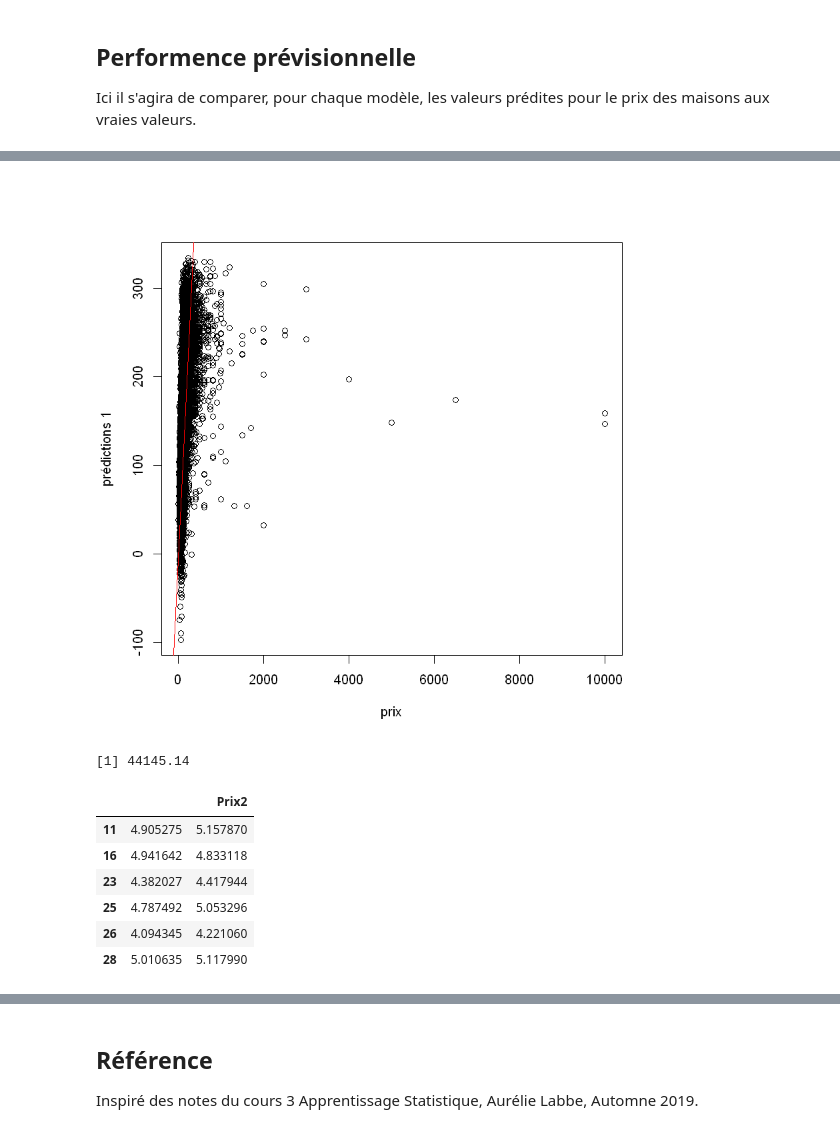
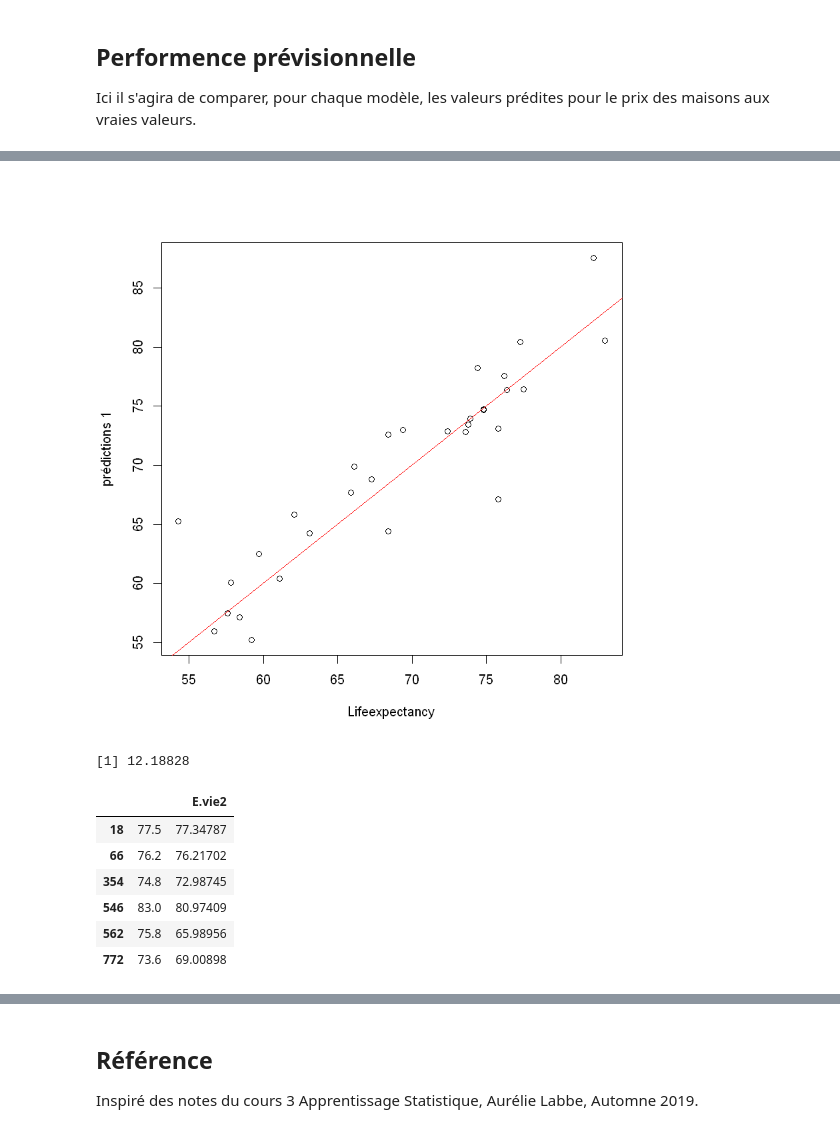
Before and after one commit to csdschec/education, a Jupyter notebook: R/Atelier_2_R.ipynb, the cells around one changed output, grey strips where cells are left out. Cells and saved outputs as stored; diff of their text form; code cells hidden in the pictures.

```diff
--- a/R/Atelier_2_R.ipynb
+++ b/R/Atelier_2_R.ipynb
@@ -399,0 +293,3 @@ F-statistic:  2471 on 15 and 39137 DF,  p-value: < 2.2e-16
+# %%
+model1 = lm(data_train$Lifeexpectancy~., data=data_train[,4:22])
+summary(model1)
@@ -399,0 +314,3 @@ F-statistic:  2471 on 15 and 39137 DF,  p-value: < 2.2e-16
+# %%
+model2 = lm(data_train$Lifeexpectancy~., data=data_train[,4:27])
+summary(model2)
@@ -417,7 +354,7 @@ Vous pouvez aussi vous amusez en testant une combinaison originale pour le modè
 ## Prédictions
 Pour faire les prédictions on utilise la fonction **predict.lm** qui prend en argument le modèle utilisé et le jeu de donnée pour la généralisation.
 # %%
-# Modèle 1: Prix airbnb
-Prix1 = predict.lm(model1, data.test)
-head(Prix1)
+# Modèle 1
+E.vie1 = predict.lm(model1, data_test)
+head(E.vie1)
 # %% [output]
@@ -426,5 +363,5 @@ head(Prix1)
 # %%
-# Modèle 2: log(Prix airbnb)
-Prix2 = predict.lm(model2, data_test)
-head(exp(Prix2))
+# Modèle 2
+E.vie2 = predict.lm(model2, data_test)
+head(E.vie2)
 # %% [output]
@@ -447,21 +384,21 @@ head(cbind(data.test$price, Prix1))
 # %%
-plot(data.test$price, Prix1, xlab="prix", ylab="prédictions 1")
+plot(data_test$Lifeexpectancy, E.vie1, xlab="Lifeexpectancy", ylab="prédictions 1")
 abline(0,1, col="red")
 # %% [output]
-[figure, old version]
+[figure, new version]
 # %%
-MSE1 = mean((data.test$price - Prix1)^2)
+MSE1 = mean((data_test$Lifeexpectancy - E.vie1)^2)
 MSE1
 # %% [output]
-[1] 44145.14
+[1] 12.18828
 # %%
 # modèle 2
-head(cbind(data_test$log_price, Prix2))
+head(cbind(data_test$Lifeexpectancy, E.vie2))
 # %% [output]
-|  |  | Prix2 |
-| 11 | 4.905275 | 5.157870 |
-| 16 | 4.941642 | 4.833118 |
-| 23 | 4.382027 | 4.417944 |
-| 25 | 4.787492 | 5.053296 |
-| 26 | 4.094345 | 4.221060 |
-| 28 | 5.010635 | 5.117990 |
+|  |  | E.vie2 |
+| 18 | 77.5 | 77.34787 |
+| 66 | 76.2 | 76.21702 |
+| 354 | 74.8 | 72.98745 |
+| 546 | 83.0 | 80.97409 |
+| 562 | 75.8 | 65.98956 |
+| 772 | 73.6 | 69.00898 |
```
Also changed, not shown: parts of 88 cells of this notebook, 1 other file.
